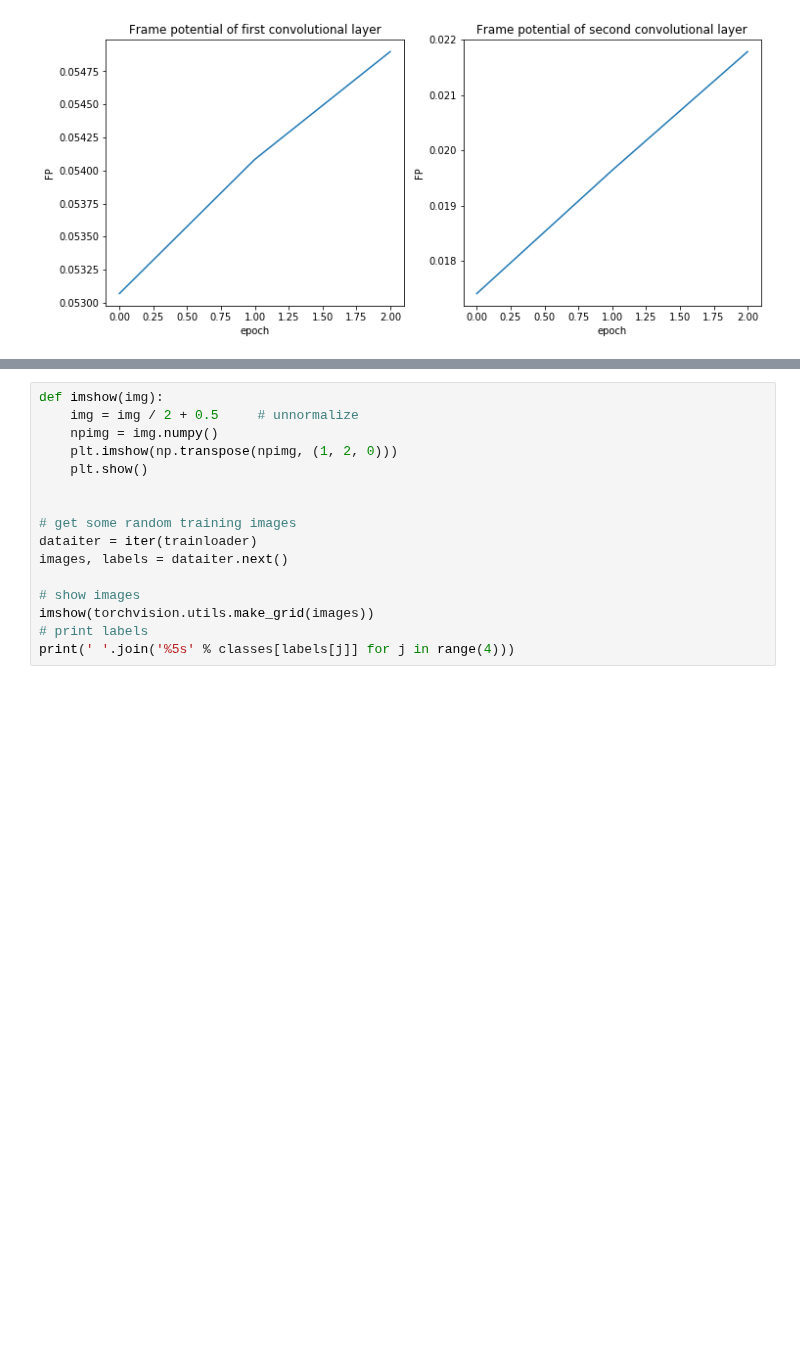
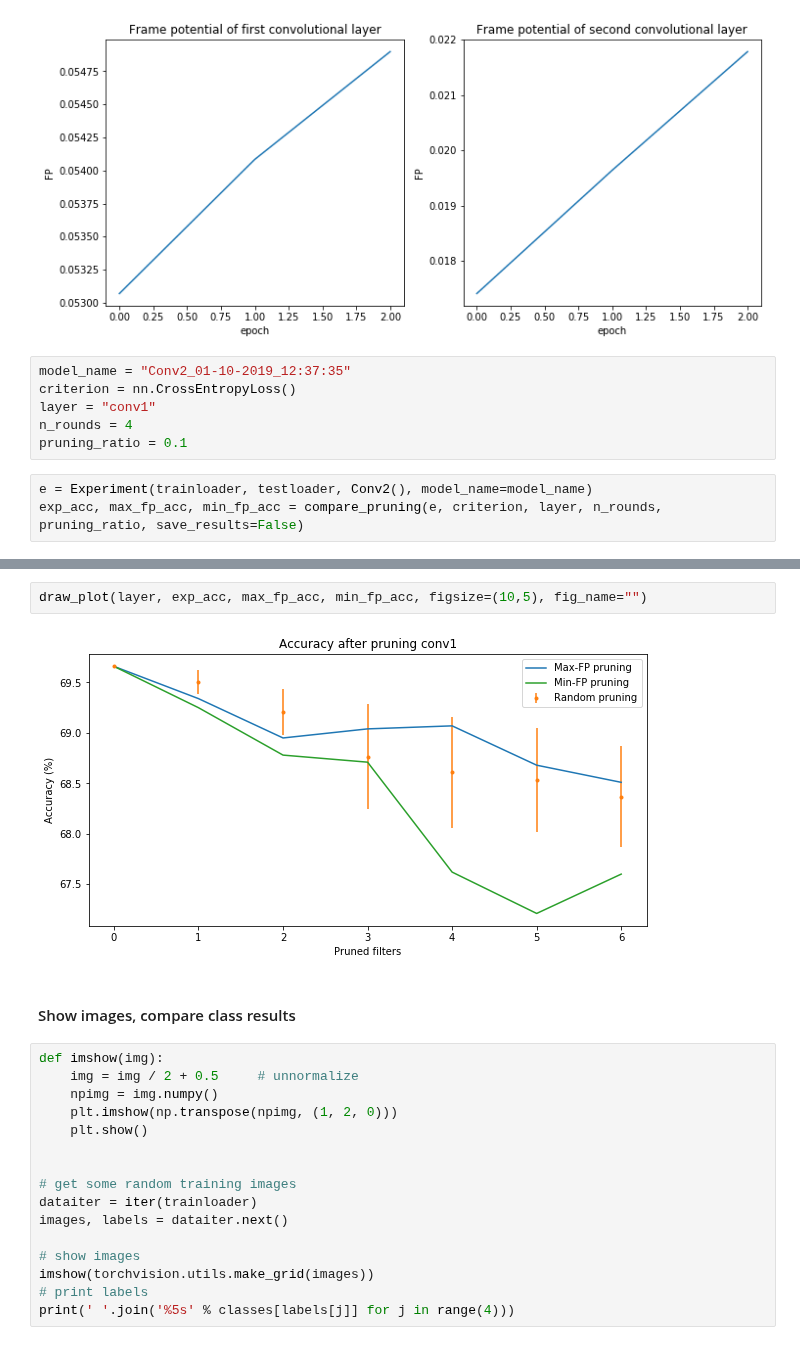
Before and after one commit to jheitmann/Neural-net-pruning, a Jupyter notebook: frame_potential.ipynb, the cells around one changed output, grey strips where cells are left out. Saved outputs shown, nothing was run; the diff lists cells and outputs as text; blank space fills up the shorter version.

```diff
--- a/frame_potential.ipynb
+++ b/frame_potential.ipynb
@@ -465,3 +328,12 @@ ax2.set(xlabel='epoch', ylabel='FP')
 # %% [output]
 [Text(0, 0.5, 'FP'), Text(0.5, 0, 'epoch')]
 [figure]
+# %%
+model_name = "Conv2_01-10-2019_12:37:35"
+criterion = nn.CrossEntropyLoss()
+layer = "conv1"
+n_rounds = 4
+pruning_ratio = 0.1
+# %%
+e = Experiment(trainloader, testloader, Conv2(), model_name=model_name)
+exp_acc, max_fp_acc, min_fp_acc = compare_pruning(e, criterion, layer, n_rounds, pruning_ratio, save_results=False)
@@ -468,3 +358,9 @@ ax2.set(xlabel='epoch', ylabel='FP')
+# %%
+draw_plot(layer, exp_acc, max_fp_acc, min_fp_acc, figsize=(10,5), fig_name="")
+# %% [output]
+[figure, added]
+# %% [markdown]
+#### Show images, compare class results
 # %%
 def imshow(img):
     img = img / 2 + 0.5     # unnormalize
```
Also changed, not shown: parts of 26 cells of this notebook, 4 other files.
